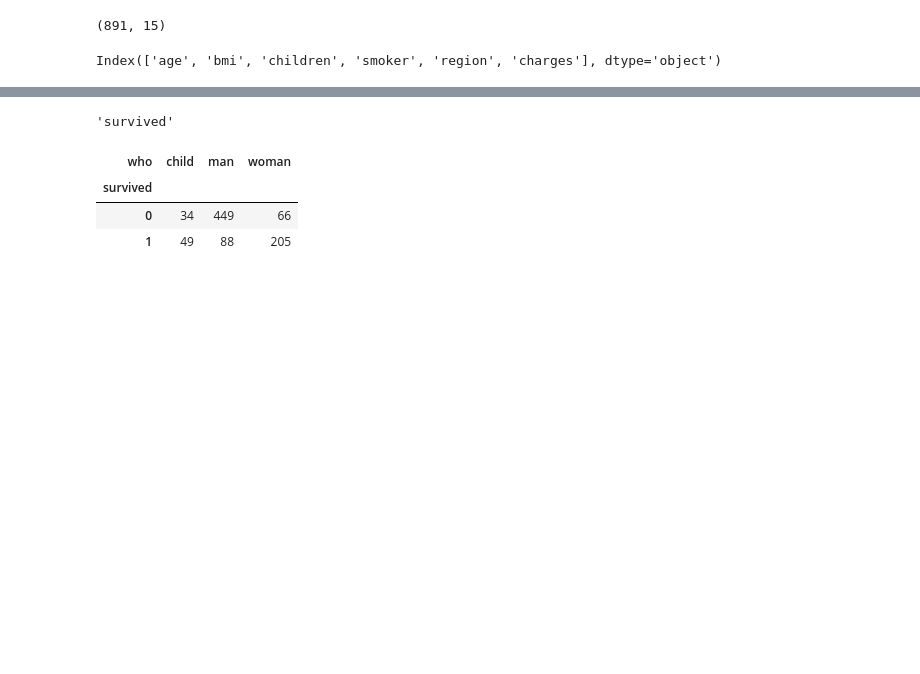
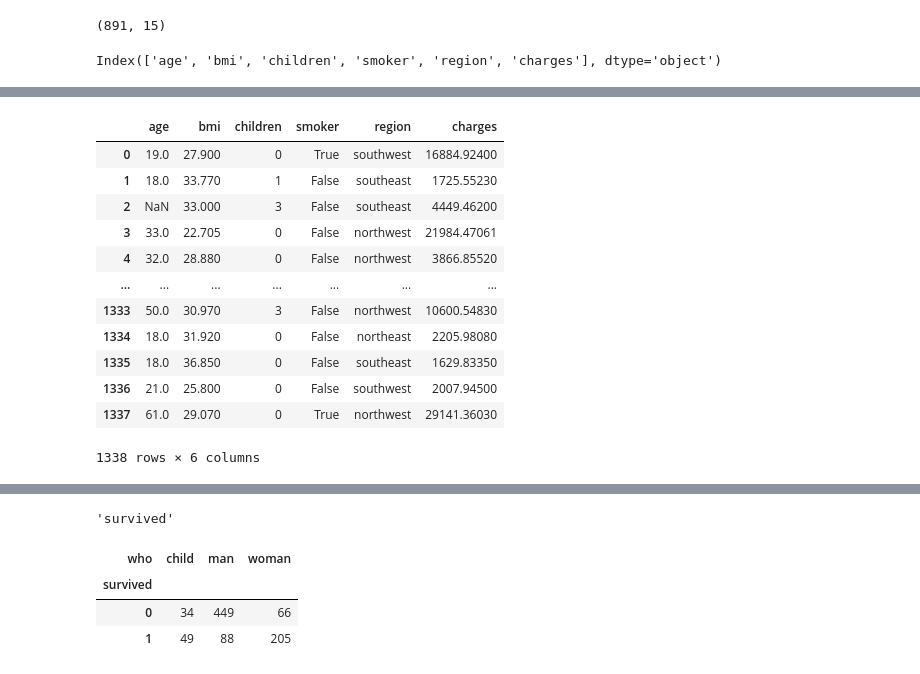
Before and after one commit to CharlesLclrc/my_utils, a Jupyter notebook: notebooks/Useful_stuff.ipynb, the cells around one changed output, grey strips where cells are left out. Cells and saved outputs as stored; diff of their text form; code cells hidden in the pictures; blank space fills up the shorter version.

```diff
--- a/notebooks/Useful_stuff.ipynb
+++ b/notebooks/Useful_stuff.ipynb
@@ -198,0 +207,16 @@ Let's have a look at all the features
+# %%
+data
+# %% [output]
+|  | age | bmi | children | smoker | region | charges |
+| 0 | 19.0 | 27.900 | 0 | True | southwest | 16884.92400 |
+| 1 | 18.0 | 33.770 | 1 | False | southeast | 1725.55230 |
+| 2 | NaN | 33.000 | 3 | False | southeast | 4449.46200 |
+| 3 | 33.0 | 22.705 | 0 | False | northwest | 21984.47061 |
+| 4 | 32.0 | 28.880 | 0 | False | northwest | 3866.85520 |
+| ... | ... | ... | ... | ... | ... | ... |
+| 1333 | 50.0 | 30.970 | 3 | False | northwest | 10600.54830 |
+| 1334 | 18.0 | 31.920 | 0 | False | northeast | 2205.98080 |
+| 1335 | 18.0 | 36.850 | 0 | False | southeast | 1629.83350 |
+| 1336 | 21.0 | 25.800 | 0 | False | southwest | 2007.94500 |
+| 1337 | 61.0 | 29.070 | 0 | True | northwest | 29141.36030 |
+1338 rows × 6 columns
```
Also changed, not shown: parts of 3 cells of this notebook.
